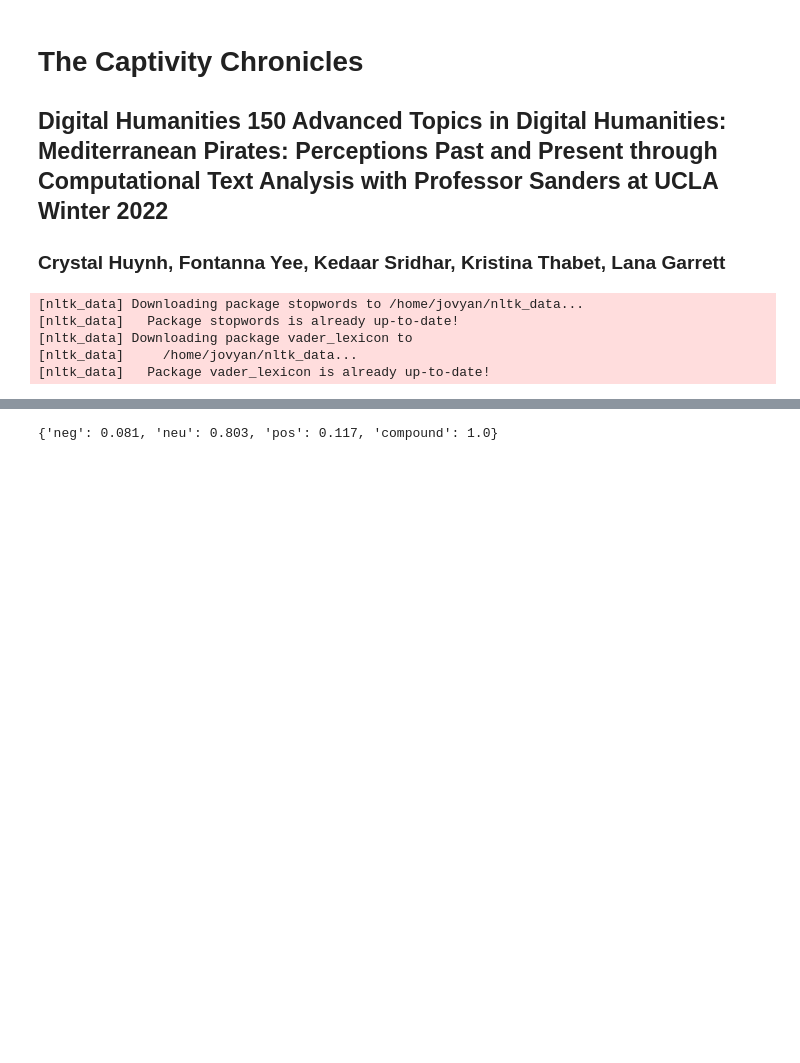
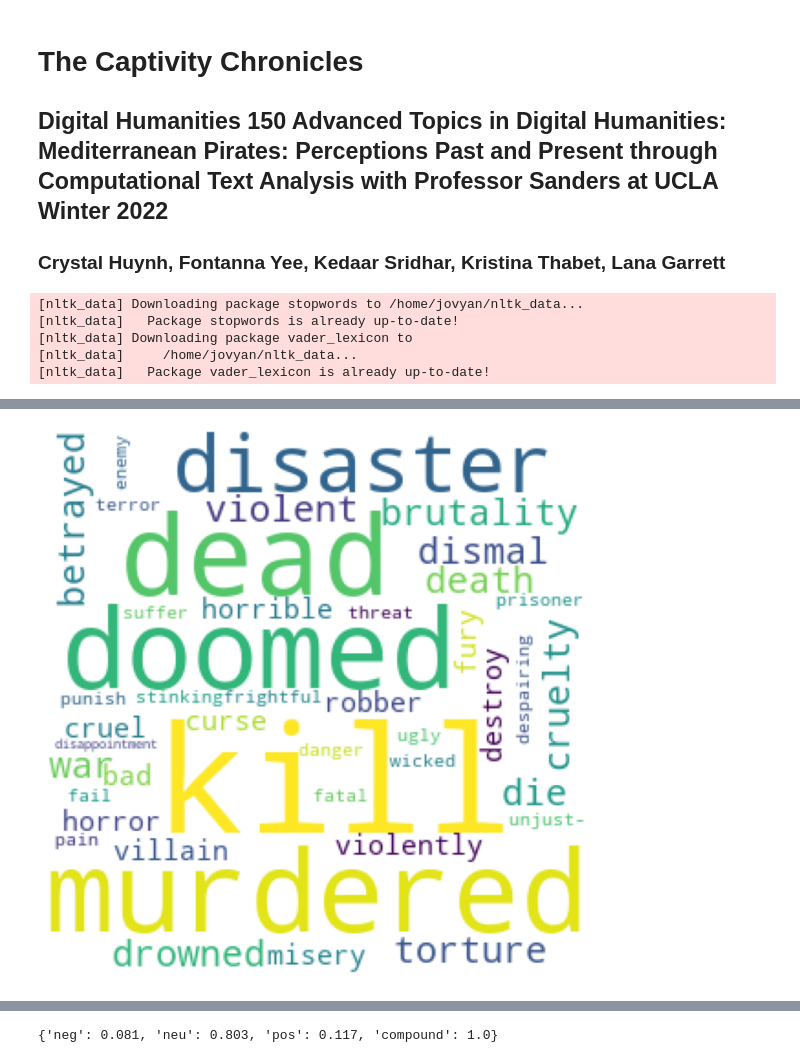
Before and after one commit to Crystalhuynh39/DH-150, a Jupyter notebook: FinalProject.ipynb, the cells around one changed output, grey strips where cells are left out. Saved outputs shown, nothing was run; the diff lists cells and outputs as text; code cells hidden in the pictures; blank space fills up the shorter version.

```diff
--- a/FinalProject.ipynb
+++ b/FinalProject.ipynb
@@ -38,0 +153,14 @@ sia.polarity_scores(maria.read())
+# %%
+#generate a basic wordcloud for negatve word sentiment strength
+marianegwordsent = pd.Series((marianeg_df.wordsent.values*-1),index=marianeg_df.wordlist).to_dict()
+marianegwordsentcloud = WordCloud(background_color='white', width = 300, height=300, margin=2).generate_from_frequencies(marianegwordsent)
+
+#plot the wordcloud
+plt.figure(figsize = (12, 12))
+plt.imshow(marianegwordsentcloud)
+
+#to remove the axis value
+plt.axis("off")
+plt.show()
+# %% [output]
+[figure, added]
```
Also changed, not shown: parts of 42 cells of this notebook, 1 other file.
